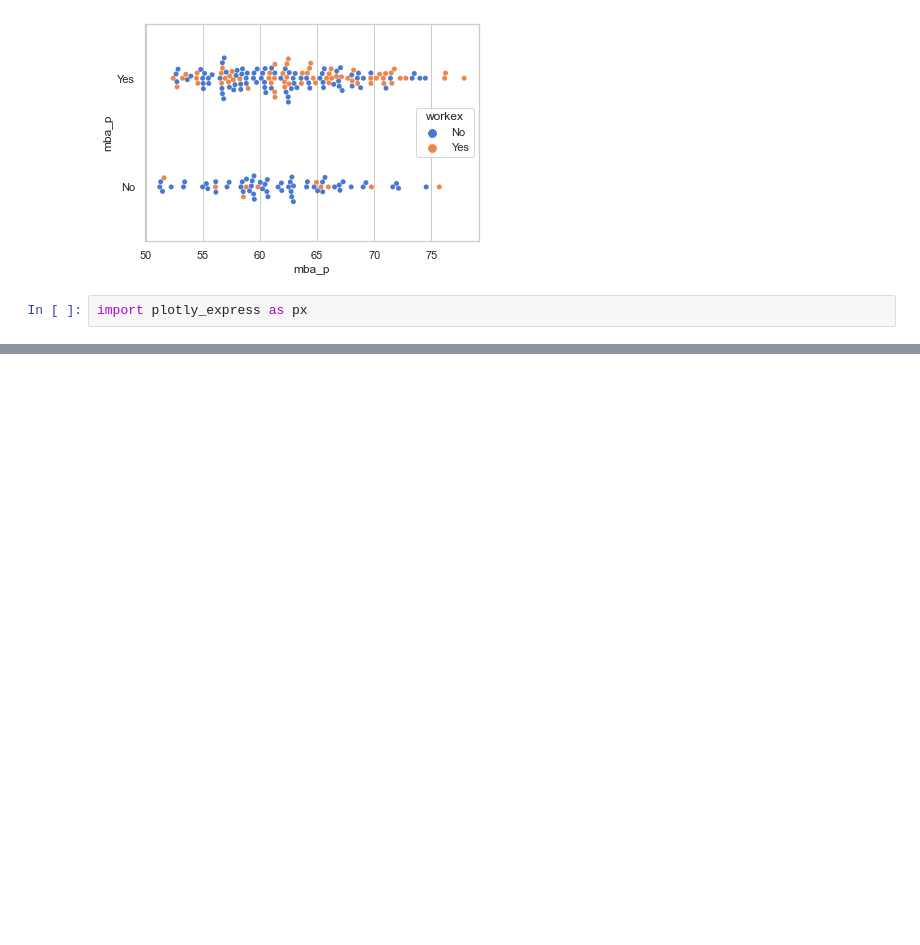
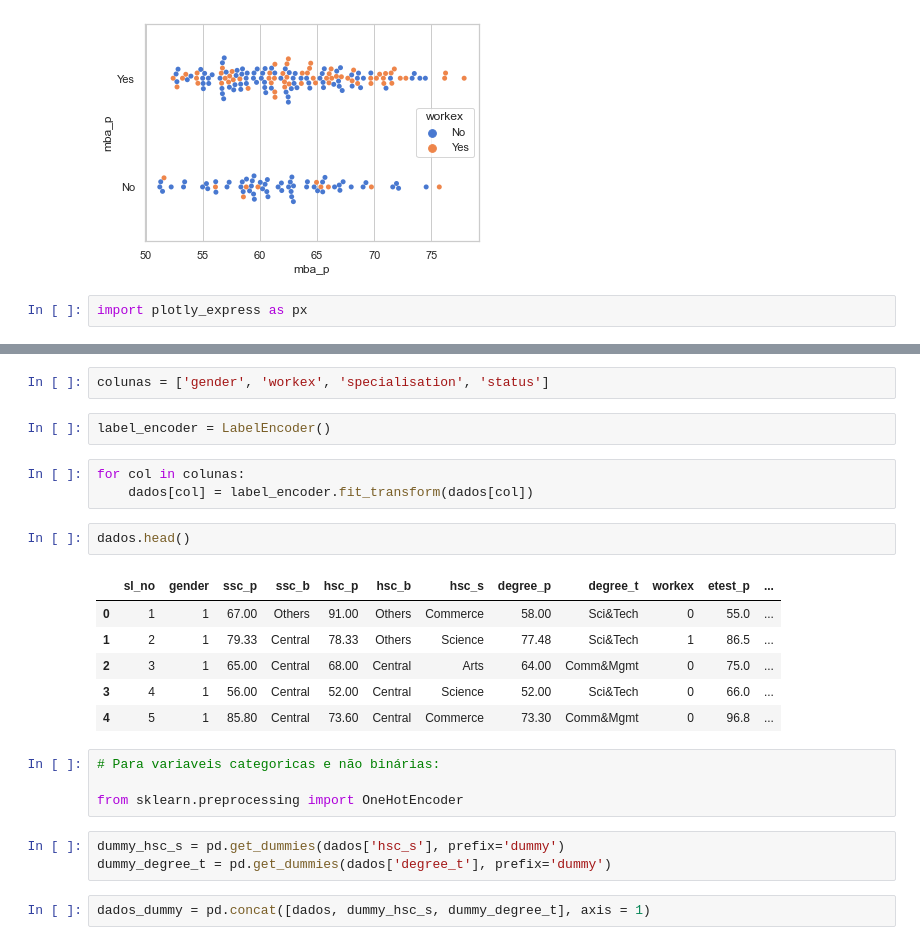
Before and after one commit to mvsampaio98/Data_Science, a Jupyter notebook: Estudos/FIAP/Fase2/8_KNN_SVM.ipynb, the cells around one changed output, grey strips where cells are left out. Saved outputs shown, nothing was run; the diff lists cells and outputs as text; blank space fills up the shorter version.

```diff
--- a/Estudos/FIAP/Fase2/8_KNN_SVM.ipynb
+++ b/Estudos/FIAP/Fase2/8_KNN_SVM.ipynb
@@ -154,0 +179,25 @@ px.violin(dados, y='salary', x='specialisation', color='gender')
+# %%
+colunas = ['gender', 'workex', 'specialisation', 'status']
+# %%
+label_encoder = LabelEncoder()
+# %%
+for col in colunas:
+    dados[col] = label_encoder.fit_transform(dados[col])
+# %%
+dados.head()
+# %% [output]
+|  | sl_no | gender | ssc_p | ssc_b | hsc_p | hsc_b | hsc_s | degree_p | degree_t | workex | etest_p | ... |
+| 0 | 1 | 1 | 67.00 | Others | 91.00 | Others | Commerce | 58.00 | Sci&Tech | 0 | 55.0 | ... |
+| 1 | 2 | 1 | 79.33 | Central | 78.33 | Others | Science | 77.48 | Sci&Tech | 1 | 86.5 | ... |
+| 2 | 3 | 1 | 65.00 | Central | 68.00 | Central | Arts | 64.00 | Comm&Mgmt | 0 | 75.0 | ... |
+| 3 | 4 | 1 | 56.00 | Central | 52.00 | Central | Science | 52.00 | Sci&Tech | 0 | 66.0 | ... |
+| 4 | 5 | 1 | 85.80 | Central | 73.60 | Central | Commerce | 73.30 | Comm&Mgmt | 0 | 96.8 | ... |
+# %%
+# Para variaveis categoricas e não binárias:
+
+from sklearn.preprocessing import OneHotEncoder
+# %%
+dummy_hsc_s = pd.get_dummies(dados['hsc_s'], prefix='dummy')
+dummy_degree_t = pd.get_dummies(dados['degree_t'], prefix='dummy')
+# %%
+dados_dummy = pd.concat([dados, dummy_hsc_s, dummy_degree_t], axis = 1)
```
Also changed, not shown: parts of 22 cells of this notebook, 5 other files.
